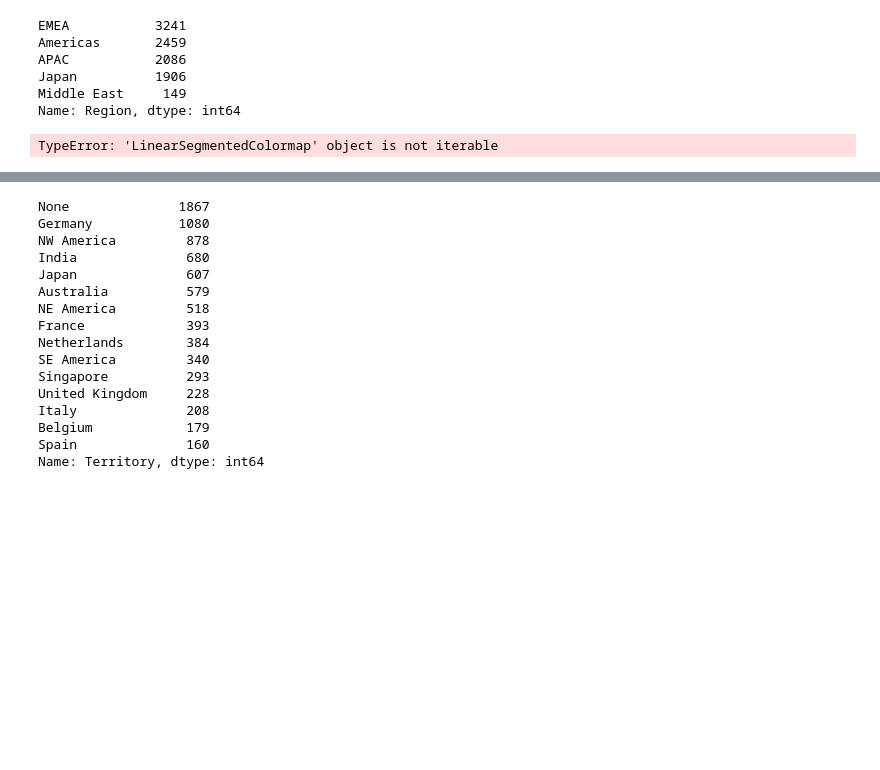
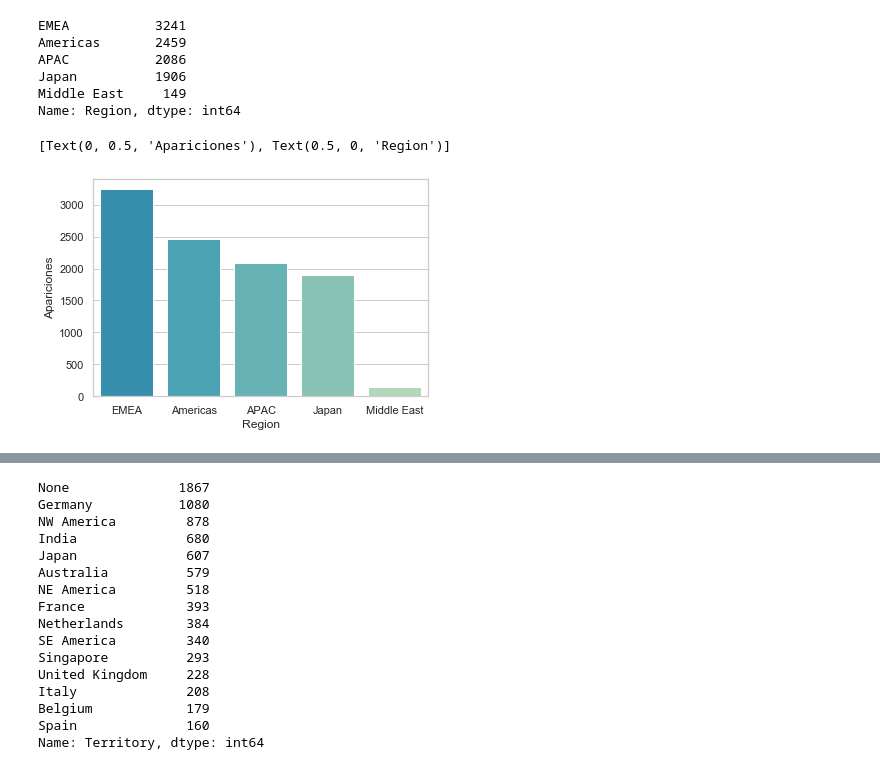
Before and after one commit to RiedelNicolas/75.06-2C2020-TP1, a Jupyter notebook: AnalisisGeografico.ipynb, the cells around one changed output, grey strips where cells are left out. Saved outputs shown, nothing was run; the diff lists cells and outputs as text; code cells hidden in the pictures; blank space fills up the shorter version.

```diff
--- a/AnalisisGeografico.ipynb
+++ b/AnalisisGeografico.ipynb
@@ -105,13 +105,17 @@ APAC           2086
 Japan          1906
 Middle East     149
 Name: Region, dtype: int64
+# %%
+saltos = np.linspace(0.6, 0.3,5 )
+colores = cmap(saltos)
 # %%
 regiones = datos['Region'].value_counts()
 
 ax = sns.barplot(x=regiones.index, y=regiones.values,
-                 palette=cmap)
+                 palette=colores)
 ax.set(xlabel='Region', ylabel='Apariciones')
 
 #ax = sns.countplot(x="Region", data=datos)
 # %% [output]
-TypeError: 'LinearSegmentedColormap' object is not iterable
+[Text(0, 0.5, 'Apariciones'), Text(0.5, 0, 'Region')]
+[figure, added]
```
Also changed, not shown: parts of 2 cells of this notebook.
